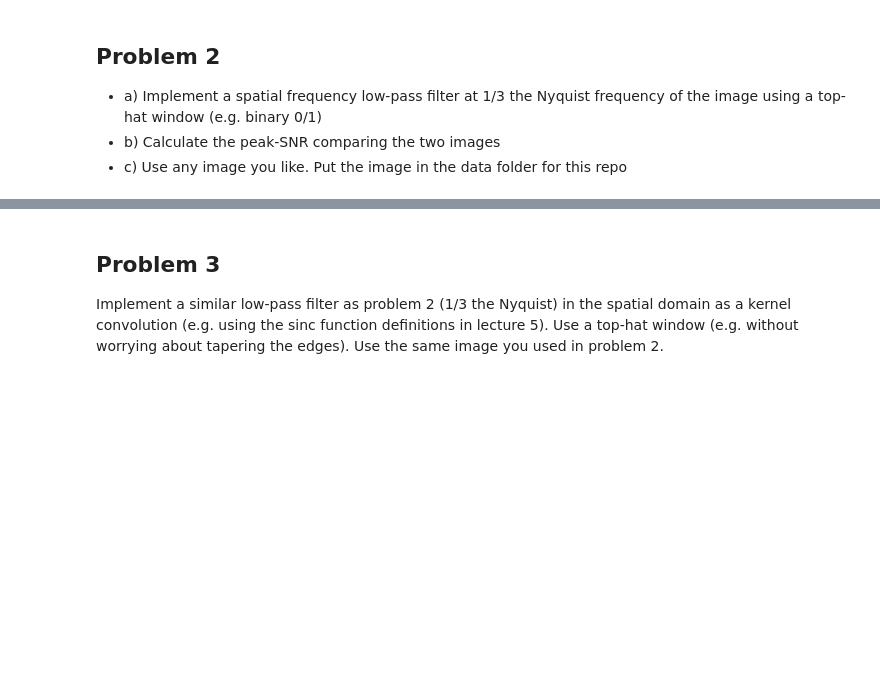
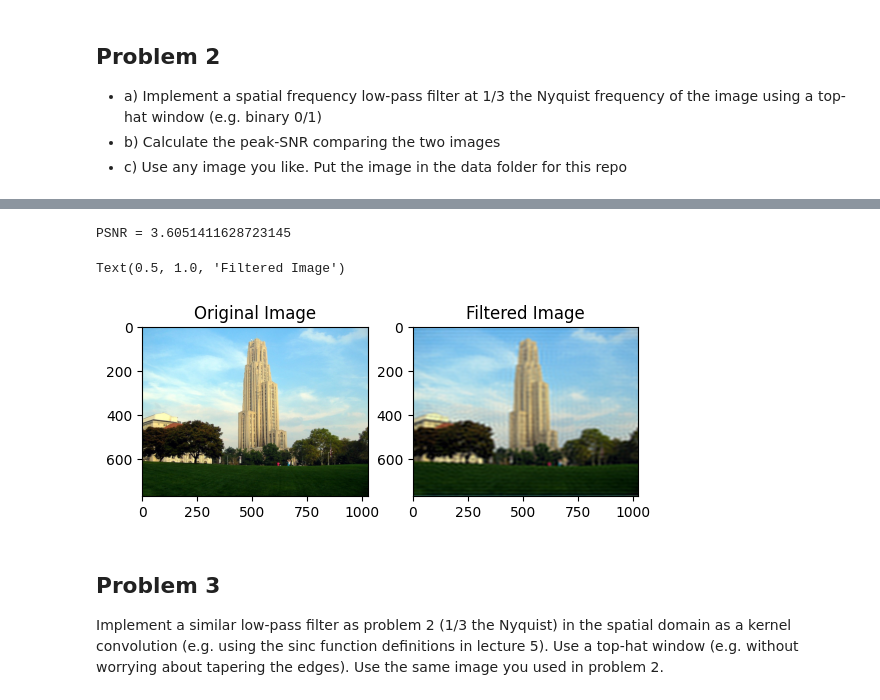
Before and after one commit to Anthcce/Homework2, a Jupyter notebook: Homework2.ipynb, the cells around one changed output, grey strips where cells are left out. Saved outputs shown, nothing was run; the diff lists cells and outputs as text; code cells hidden in the pictures; blank space fills up the shorter version.

Commit message:
Fourier filter implemented

```diff
--- a/Homework2.ipynb
+++ b/Homework2.ipynb
@@ -21,20 +27,20 @@ def findPSNR(image1, image2):
         return
 
     #CONVER DATA TYPES
-    image1 = np.float64(image1)
-    image2 = np.float64(image2)
+    image1 = np.float32(image1)
+    image2 = np.float32(image2)
 
     #INITIALIZE VARIABLES
     r, c, d = image1.shape
 
     MSE = 0
-    print(image1.shape)
+
     #CALCULATE MSE
     for color in range(d):
         for i in range(r):
             for j in range(c):
                 MSE = MSE + (image1[i, j, color]-image2[i, j, color])**2
-    MSE = MSE / np.float64(r * c * d)
+    MSE = MSE / np.float32(r * c * d)
 
     #CALCULATE PSNR
     PSNR = 20*np.log10(np.max(image1)/np.sqrt(MSE))
@@ -108,3 +54,59 @@ Text(0.5, 1.0, 'Windowed LPF Center Channel')
+# %%
+cathedral_lpf = np.zeros(cathedral.shape)
+for color in range(3):
+
+    #TAKE DFT
+    cathedral_dft = cv2.dft(np.float32(cathedral[:, :, color]), flags=cv2.DFT_COMPLEX_OUTPUT)
+
+    #SHIFT ZERO-FREQUENCY TO CENTER
+    cathedral_dft = np.fft.fftshift(cathedral_dft)
+
+    #FIND MAGNITUDE AND PHASE
+    magnitude = 20*np.log(cv2.magnitude(cathedral_dft[:,:,0], cathedral_dft[:,:,1]))
+    phase =  np.arctan2(cathedral_dft[:,:,1], cathedral_dft[:,:,0])
+
+    x, y = np.indices(magnitude.shape)
+    dx = magnitude.shape[0]/2
+    dy = magnitude.shape[1]/2
+    r = np.sqrt((x-dx)**2+(y-dy)**2)
+
+    #SET fc TO 1/3 THE NYQUIST
+    cutoff = (1/3)*np.min([dx, dy])
+    LPF_mask = r < cutoff
+
+    #PERFORM FILTER
+    cathedral_dft_filtered = np.zeros(cathedral_dft.shape)
+    cathedral_dft_filtered[:, :, 0] = cathedral_dft[:, :, 0]*LPF_mask
+    cathedral_dft_filtered[:, :, 1] = cathedral_dft[:, :, 1]*LPF_mask
+    magnitude_filtered = magnitude*LPF_mask
+
+    #SHIFT BACK
+    cathedral_dft_filtered = np.fft.ifftshift(cathedral_dft_filtered)
+
+    #RECOVER IMAGE
+    cathedral_filtered = cv2.idft(cathedral_dft_filtered) #inverse DFT
+    cathedral_filtered = cv2.magnitude(cathedral_filtered[:, :, 0], cathedral_filtered[:, :, 1]) #find magnitude of complex value
+
+    #INSERT CHANNEL INTO ARRAY
+    cathedral_lpf[:, :, color] = cathedral_filtered/np.max(cathedral_filtered)
+
+#FIND PSNR
+PSNR = findPSNR(cathedral, cathedral_lpf)
+print(f"PSNR = {PSNR}")
+
+#PRINT IMAGES
+plt.figure()
+plt.subplot(121)
+plt.imshow(X=cathedral)
+plt.title("Original Image")
+
+plt.subplot(122)
+plt.imshow(X=cathedral_lpf)
+plt.title("Filtered Image")
+# %% [output]
+PSNR = 3.6051411628723145
+Text(0.5, 1.0, 'Filtered Image')
+[figure, added]
 # %% [markdown]
 ## Problem 3
 Implement a similar low-pass filter as problem 2 (1/3 the Nyquist) in the spatial domain as a kernel convolution (e.g. using the sinc function definitions in lecture 5).  Use a top-hat window (e.g. without worrying about tapering the edges).  Use the same image you used in problem 2.
```
Also changed, not shown: parts of 3 cells of this notebook.
